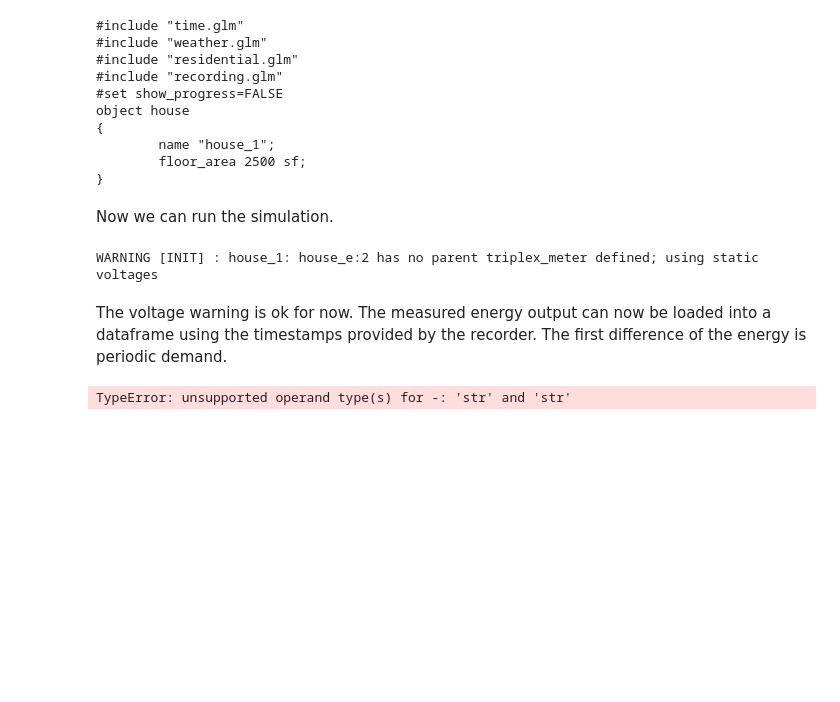
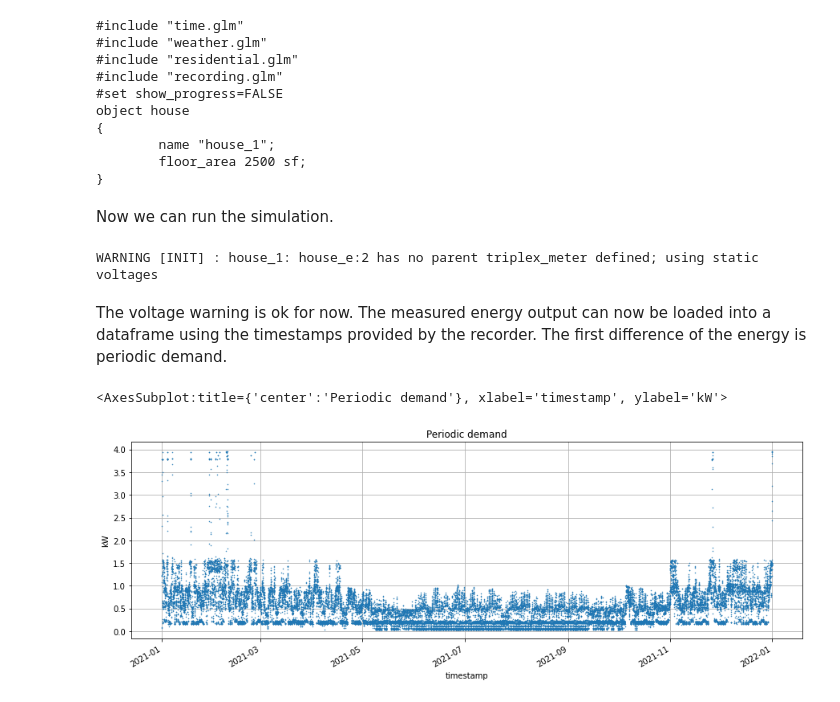
Before and after one commit to slacgismo/load_decomposition, a Jupyter notebook: data/Load_decomposition.ipynb, the cells around one changed output. Drawn from its saved outputs; the diff is of its cells as text; code cells hidden in the pictures; blank space fills up the shorter version.

```diff
--- a/data/Load_decomposition.ipynb
+++ b/data/Load_decomposition.ipynb
@@ -87,17 +87,18 @@ The voltage warning is ok for now.  The measured energy output can now be loaded
 # %%
 import pandas, datetime, numpy
 def to_timestamp(s):
     return datetime.datetime.fromisoformat(s)
 def to_real(s):
     return complex(s).real
 panel = pandas.read_csv('house_1.csv',
+                        header = 0,
+                        names = ['timestamp','energy'],
                         converters = {
                             'timestamp':to_timestamp,
-                            'panel.energy':to_real},
-                        header = 0,
-                        names = ['timestamp','energy'],
+                            'energy':to_real},
                         index_col='timestamp')
 panel['demand'] = panel['energy'] - panel['energy'].shift(1)
 panel['demand'].plot(style='.',markersize=1,figsize=(15,5),ylabel='kW',grid=True,title='Periodic demand')
 # %% [output]
-TypeError: unsupported operand type(s) for -: 'str' and 'str'
+<AxesSubplot:title={'center':'Periodic demand'}, xlabel='timestamp', ylabel='kW'>
+[figure, added]
```
